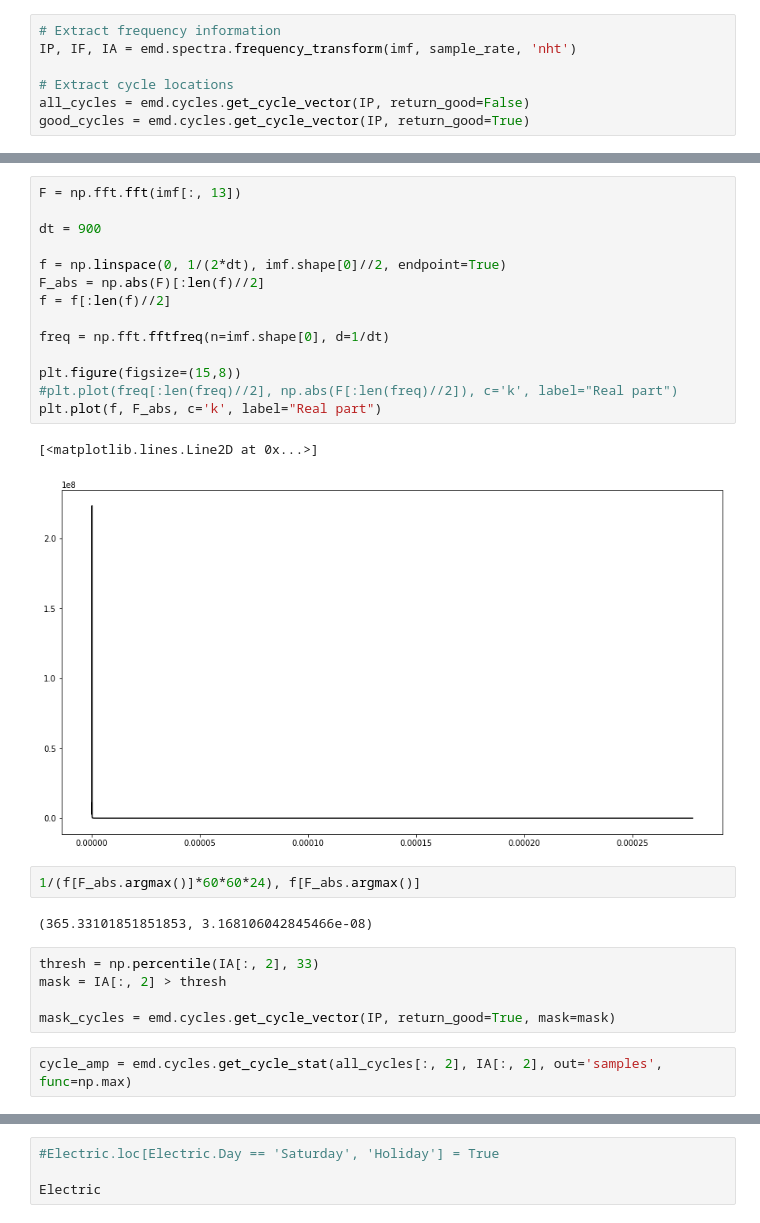
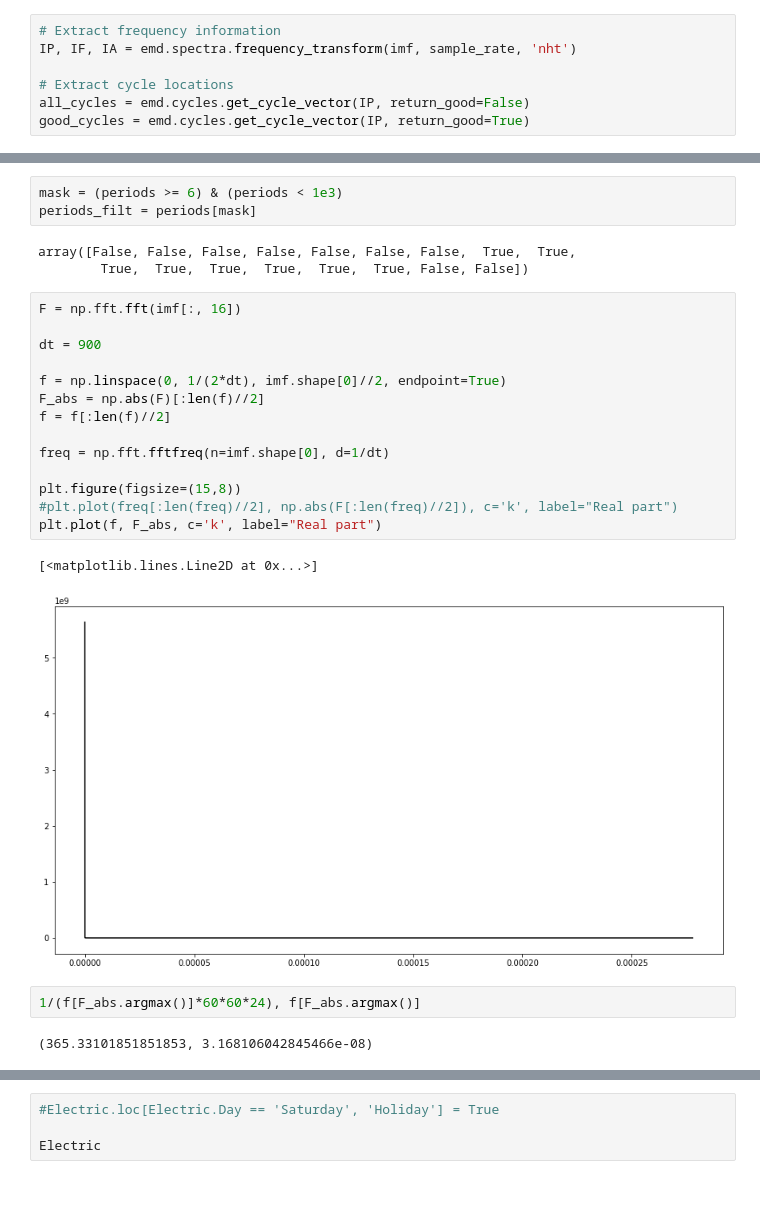
Before and after one commit to Nuelam9/Report-2, a Jupyter notebook: src/fuorier - week-prova.ipynb, the cells around one changed output, grey strips where cells are left out. Saved outputs shown, nothing was run; the diff lists cells and outputs as text; blank space fills up the shorter version.

```diff
--- a/src/fuorier - week-prova.ipynb
+++ b/src/fuorier - week-prova.ipynb
@@ -62,28 +128,27 @@ good_cycles = emd.cycles.get_cycle_vector(IP, return_good=True)
+# %%
+mask = (periods >= 6) & (periods < 1e3)
+periods_filt = periods[mask]
+# %% [output]
+array([False, False, False, False, False, False, False,  True,  True,
+        True,  True,  True,  True,  True,  True, False, False])
 # %%
-F = np.fft.fft(imf[:, 13])
+F = np.fft.fft(imf[:, 16])
 
 dt = 900
 
 f = np.linspace(0, 1/(2*dt), imf.shape[0]//2, endpoint=True)
 F_abs = np.abs(F)[:len(f)//2]
 f = f[:len(f)//2]
 
 freq = np.fft.fftfreq(n=imf.shape[0], d=1/dt)
 
 plt.figure(figsize=(15,8))
 #plt.plot(freq[:len(freq)//2], np.abs(F[:len(freq)//2]), c='k', label="Real part")
 plt.plot(f, F_abs, c='k', label="Real part")
 # %% [output]
 [<matplotlib.lines.Line2D at 0x...>]
-[figure, old version]
+[figure, new version]
 # %%
 1/(f[F_abs.argmax()]*60*60*24), f[F_abs.argmax()]
 # %% [output]
 (365.33101851851853, 3.168106042845466e-08)
-# %%
-thresh = np.percentile(IA[:, 2], 33)
-mask = IA[:, 2] > thresh
-
-mask_cycles = emd.cycles.get_cycle_vector(IP, return_good=True, mask=mask)
-# %%
-cycle_amp = emd.cycles.get_cycle_stat(all_cycles[:, 2], IA[:, 2], out='samples', func=np.max)
```
Also changed, not shown: parts of 18 cells of this notebook.
